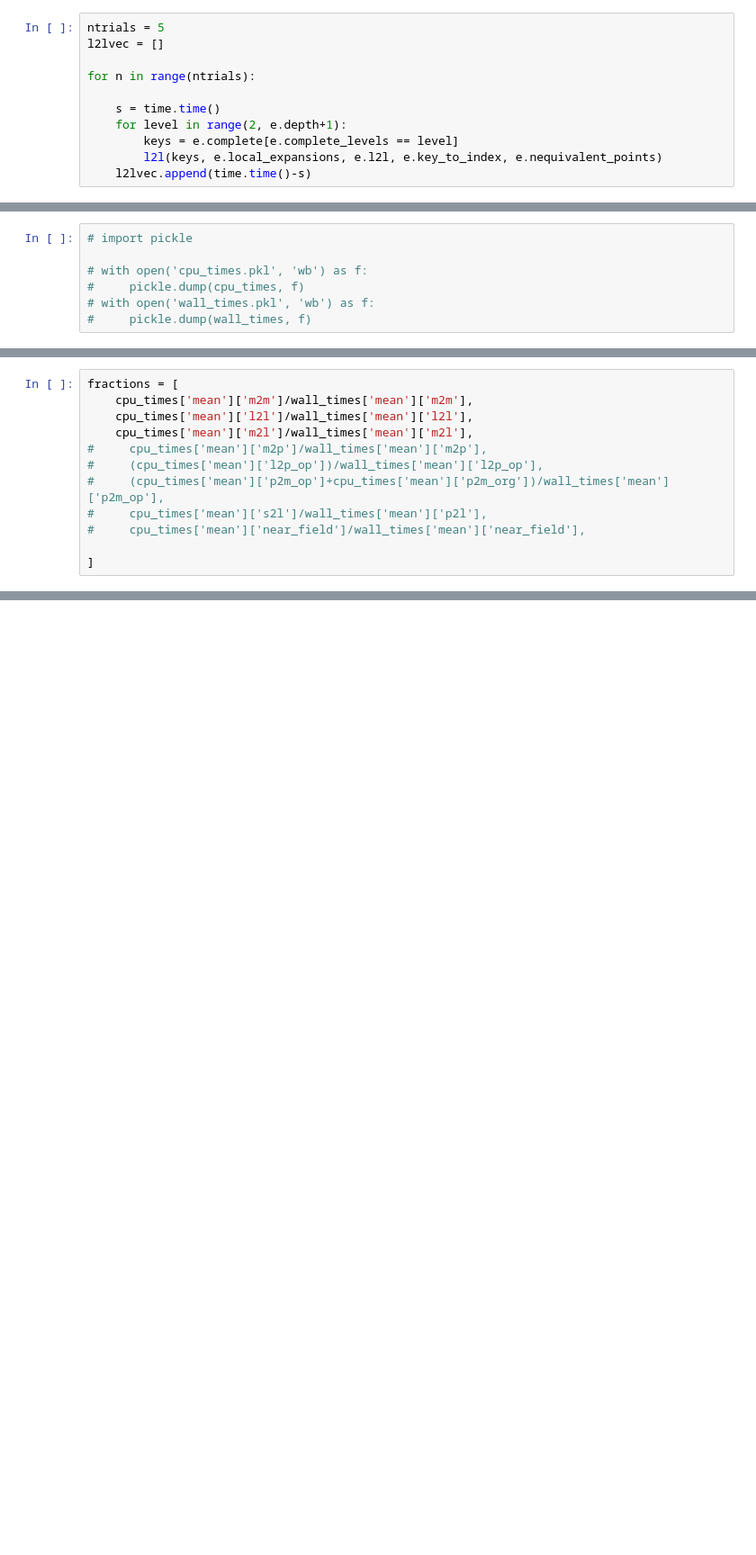
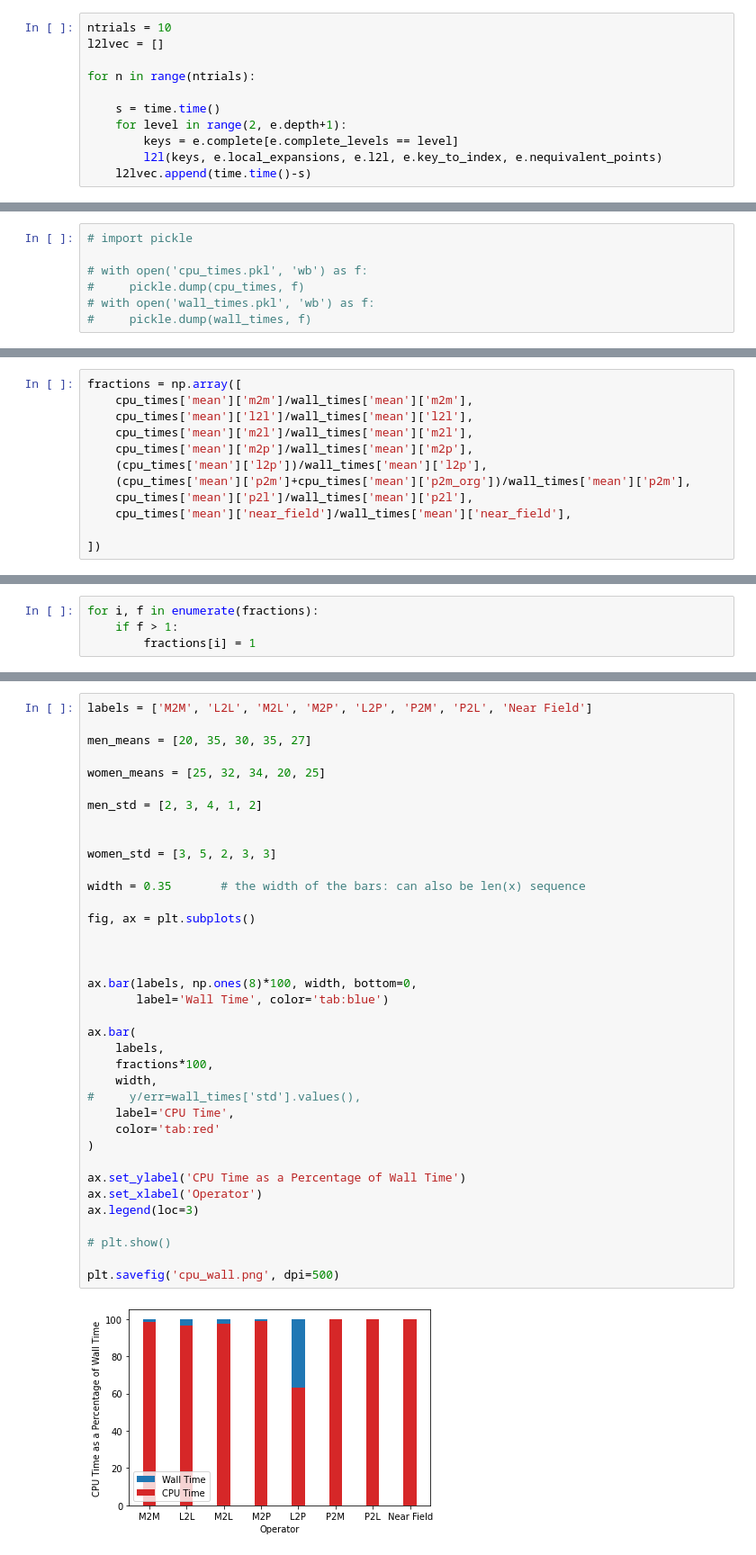
Before and after one commit to labarba/pyexafmm-cise, a Jupyter notebook: experiments/boxing/boxing_fmm.ipynb, the cells around one changed output, grey strips where cells are left out. Shown at 90% size. Cells and saved outputs as stored; diff of their text form; blank space fills up the shorter version.

Commit message:
Update experiment and plot

```diff
--- a/experiments/boxing/boxing_fmm.ipynb
+++ b/experiments/boxing/boxing_fmm.ipynb
@@ -916,7 +935,7 @@ m2mvec = np.array(m2mvec)
 wall_times_mean['m2m'] = m2mvec.mean()*1000
 wall_times_std['m2m'] = m2mvec.std()*1000
 # %%
-ntrials = 5
+ntrials = 10
 l2lvec = []
 
 for n in range(ntrials):
@@ -1357,12 +1378,12 @@ wall_times['mean']
 # %%
-fractions = [
+fractions = np.array([
     cpu_times['mean']['m2m']/wall_times['mean']['m2m'],
     cpu_times['mean']['l2l']/wall_times['mean']['l2l'],
     cpu_times['mean']['m2l']/wall_times['mean']['m2l'],
-#     cpu_times['mean']['m2p']/wall_times['mean']['m2p'],
-#     (cpu_times['mean']['l2p_op'])/wall_times['mean']['l2p_op'],
-#     (cpu_times['mean']['p2m_op']+cpu_times['mean']['p2m_org'])/wall_times['mean']['p2m_op'],
-#     cpu_times['mean']['s2l']/wall_times['mean']['p2l'],
-#     cpu_times['mean']['near_field']/wall_times['mean']['near_field'],
+    cpu_times['mean']['m2p']/wall_times['mean']['m2p'],
+    (cpu_times['mean']['l2p'])/wall_times['mean']['l2p'],
+    (cpu_times['mean']['p2m']+cpu_times['mean']['p2m_org'])/wall_times['mean']['p2m'],
+    cpu_times['mean']['p2l']/wall_times['mean']['p2l'],
+    cpu_times['mean']['near_field']/wall_times['mean']['near_field'],
 
-]
+])
@@ -1387,0 +1399,4 @@ ax, fig =
+# %%
+for i, f in enumerate(fractions):
+    if f > 1:
+        fractions[i] = 1
@@ -1387,0 +1408,39 @@ ax, fig =
+# %%
+labels = ['M2M', 'L2L', 'M2L', 'M2P', 'L2P', 'P2M', 'P2L', 'Near Field']
+
+men_means = [20, 35, 30, 35, 27]
+
+women_means = [25, 32, 34, 20, 25]
+
+men_std = [2, 3, 4, 1, 2]
+
+
+women_std = [3, 5, 2, 3, 3]
+
+width = 0.35       # the width of the bars: can also be len(x) sequence
+
+fig, ax = plt.subplots()
+
+
+
+ax.bar(labels, np.ones(8)*100, width, bottom=0,
+       label='Wall Time', color='tab:blue')
+
+ax.bar(
+    labels,
+    fractions*100,
+    width,
+#     y/err=wall_times['std'].values(),
+    label='CPU Time',
+    color='tab:red'
+)
+
+ax.set_ylabel('CPU Time as a Percentage of Wall Time')
+ax.set_xlabel('Operator')
+ax.legend(loc=3)
+
+# plt.show()
+
+plt.savefig('cpu_wall.png', dpi=500)
+# %% [output]
+[figure, added]
```
Also changed, not shown: parts of 44 cells of this notebook, 4 other files.
